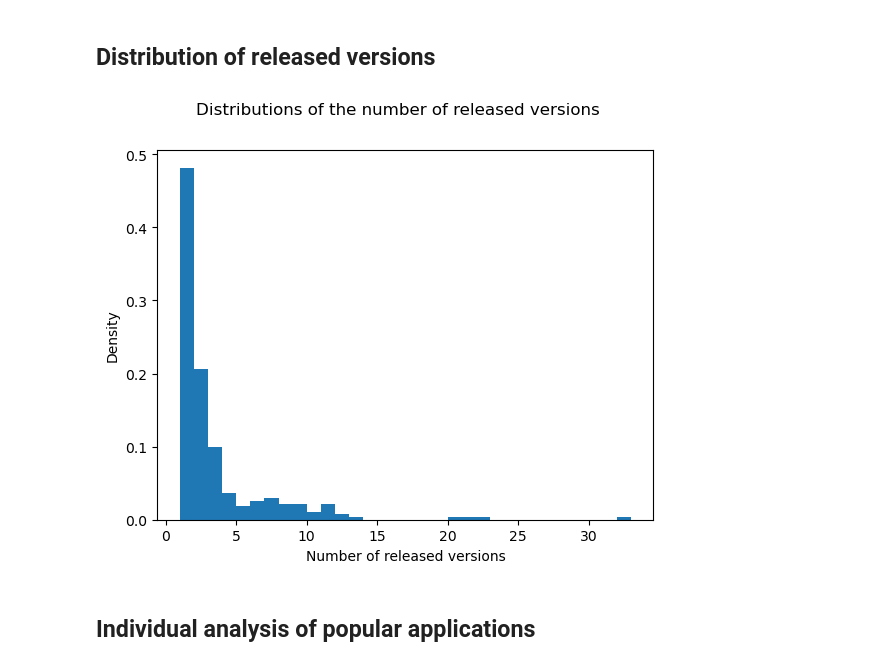
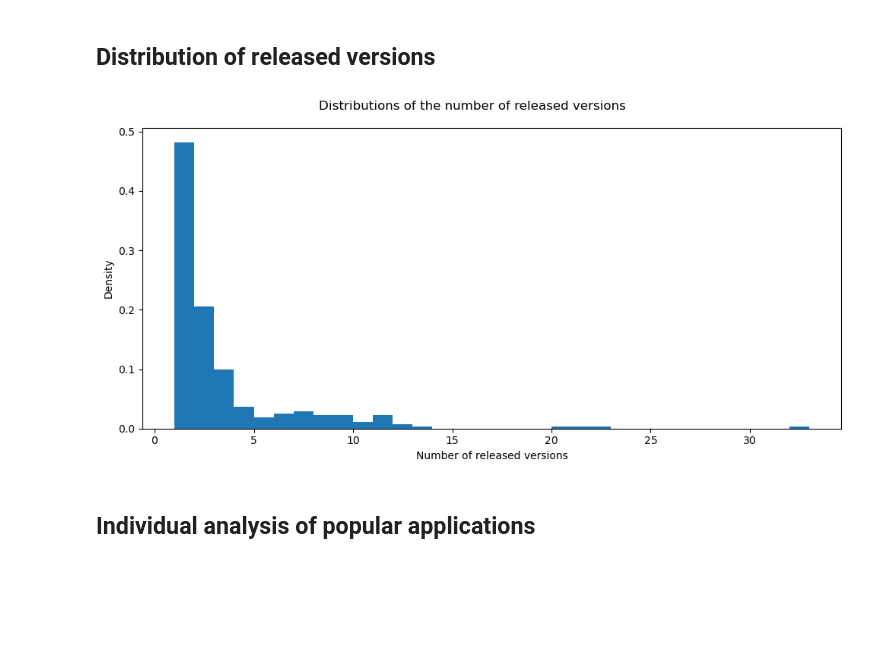
Before and after one commit to mgjfl/DATAR, a Jupyter notebook: results.ipynb, the cells around one changed output. Saved outputs shown, nothing was run; the diff lists cells and outputs as text; code cells hidden in the pictures; blank space fills up the shorter version.

```diff
--- a/results.ipynb
+++ b/results.ipynb
@@ -563,14 +554,16 @@ R^2 Score: 0.18733284609137535
 # %%
 n_versions_0 = np.array(list(map(lambda x : len(x.keys()), metrics_per_version.values())))
 n_versions = n_versions_0[n_versions_0 != 0]
 bins = np.linspace(1, n_versions.max(), n_versions.max())
 plt.hist(n_versions, bins = bins, density=True)
 plt.xlabel("Number of released versions")
 plt.ylabel("Density");
 plt.suptitle("Distributions of the number of released versions")
+plt.gcf().set_size_inches(10, 5)
+plt.gcf().tight_layout()
 plt.savefig(os.path.join("Figures", "rq2_version_distribution.pdf"))
 # %% [output]
-[figure, old version]
+[figure, new version]
 # %% [markdown]
 ## Individual analysis of popular applications
 # %%
```
Also changed, not shown: parts of 6 cells of this notebook, 3 other files.
